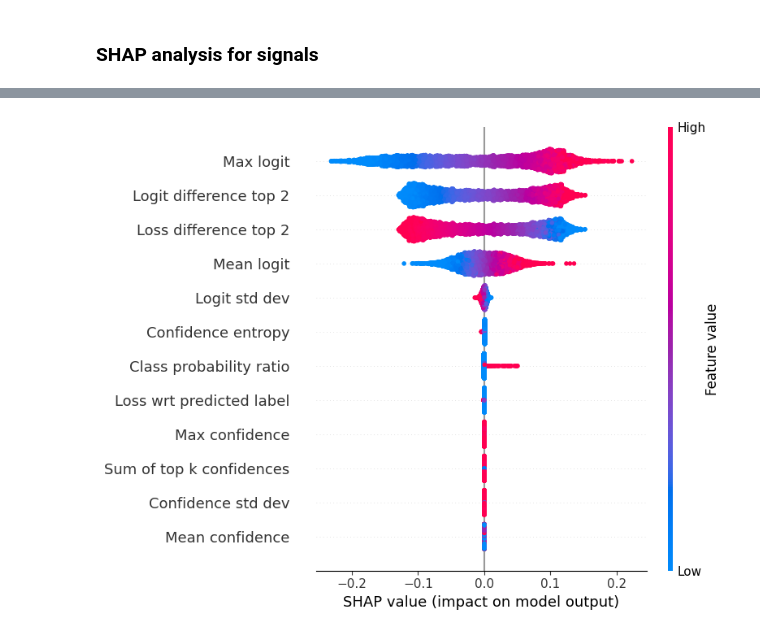
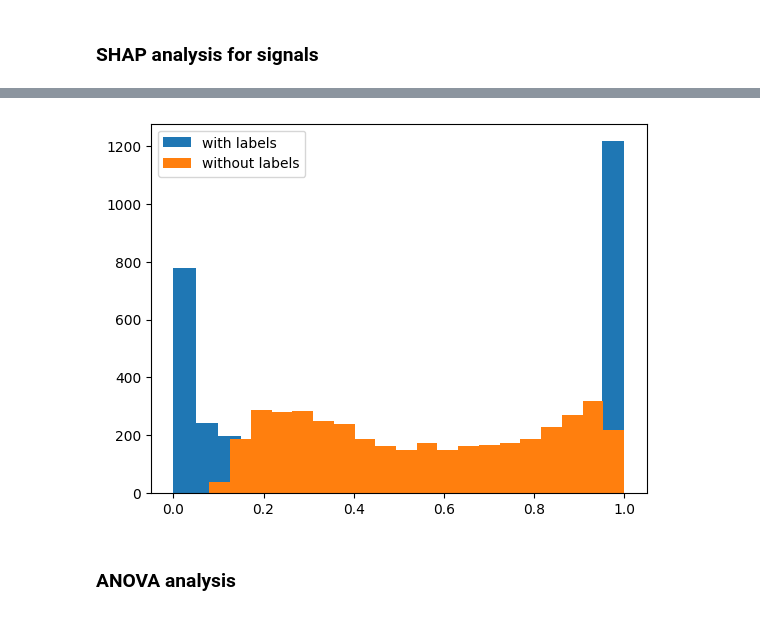
Before and after one commit to cleverhans-lab/suitability, a Jupyter notebook: experiments.ipynb, the cells around one changed output, grey strips where cells are left out. Saved outputs shown, nothing was run; the diff lists cells and outputs as text; code cells hidden in the pictures.

```diff
--- a/experiments.ipynb
+++ b/experiments.ipynb
@@ -164,4 +175,9 @@ shap.dependence_plot("Max logit", shap_values[:, :, 1], suitability_filter.regre
-# %%
-shap.decision_plot(explainer.expected_value[1], shap_values[:, :, 1], suitability_filter.regressor_features, feature_names=feature_names)
-# %% [output]
-[figure, removed]
+# %%
+plt.hist(with_labels, label="with labels", bins=20)
+plt.hist(suitability_filter.regressor.predict_proba(suitability_filter.test_features)[:,1], label="without labels", bins=20)
+plt.legend()
+plt.show()
+# %% [output]
+[figure, added]
+# %% [markdown]
+### ANOVA analysis
```
Also changed, not shown: parts of 11 cells of this notebook, 3 other files.
